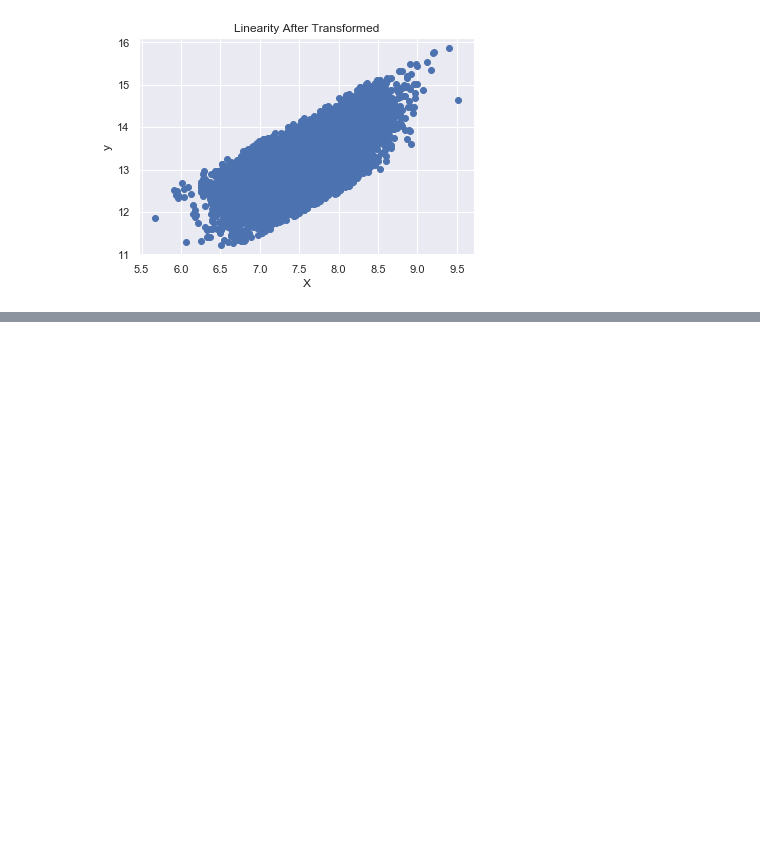
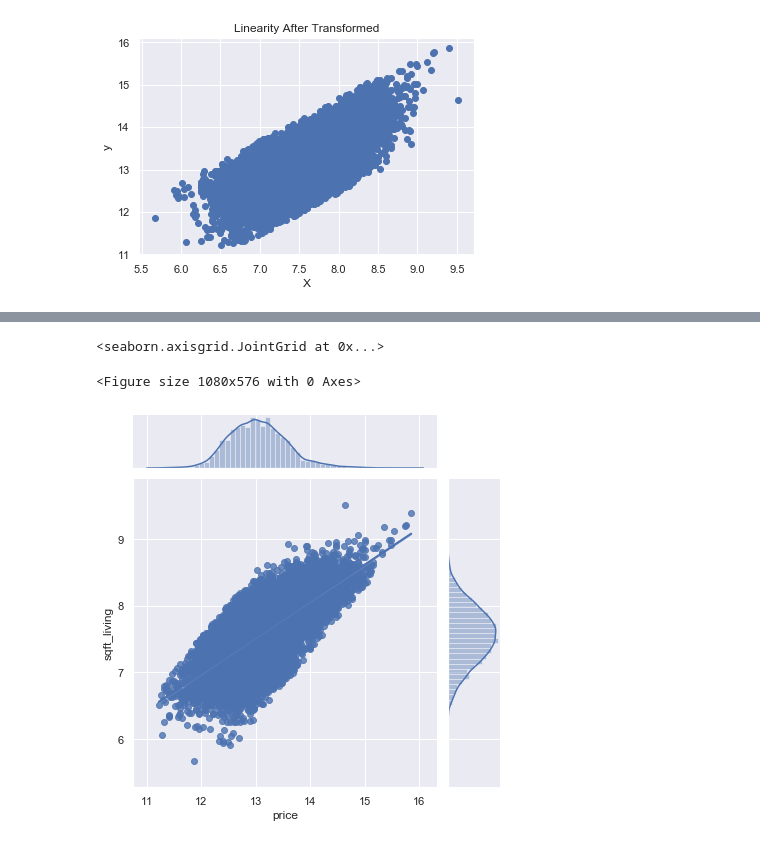
Before and after one commit to nortonlyr/MachineLearningExercises, a Jupyter notebook: Simple_LinearRegression_Ex/Simple_Linear_Regression_Ex.ipynb, the cells around one changed output, grey strips where cells are left out. Cells and saved outputs as stored; diff of their text form; code cells hidden in the pictures; blank space fills up the shorter version.

```diff
--- a/Simple_LinearRegression_Ex/Simple_Linear_Regression_Ex.ipynb
+++ b/Simple_LinearRegression_Ex/Simple_Linear_Regression_Ex.ipynb
@@ -78,0 +85,8 @@ plt.show()
+# %%
+# using seaborn - after transformation
+plt.figure(figsize=(15,8))
+sns.jointplot(np.log(df.price), np.log(df.sqft_living), kind='reg')
+# %% [output]
+<seaborn.axisgrid.JointGrid at 0x...>
+<Figure size 1080x576 with 0 Axes>
+[figure, added]
```
Also changed, not shown: parts of 1 cell of this notebook.
